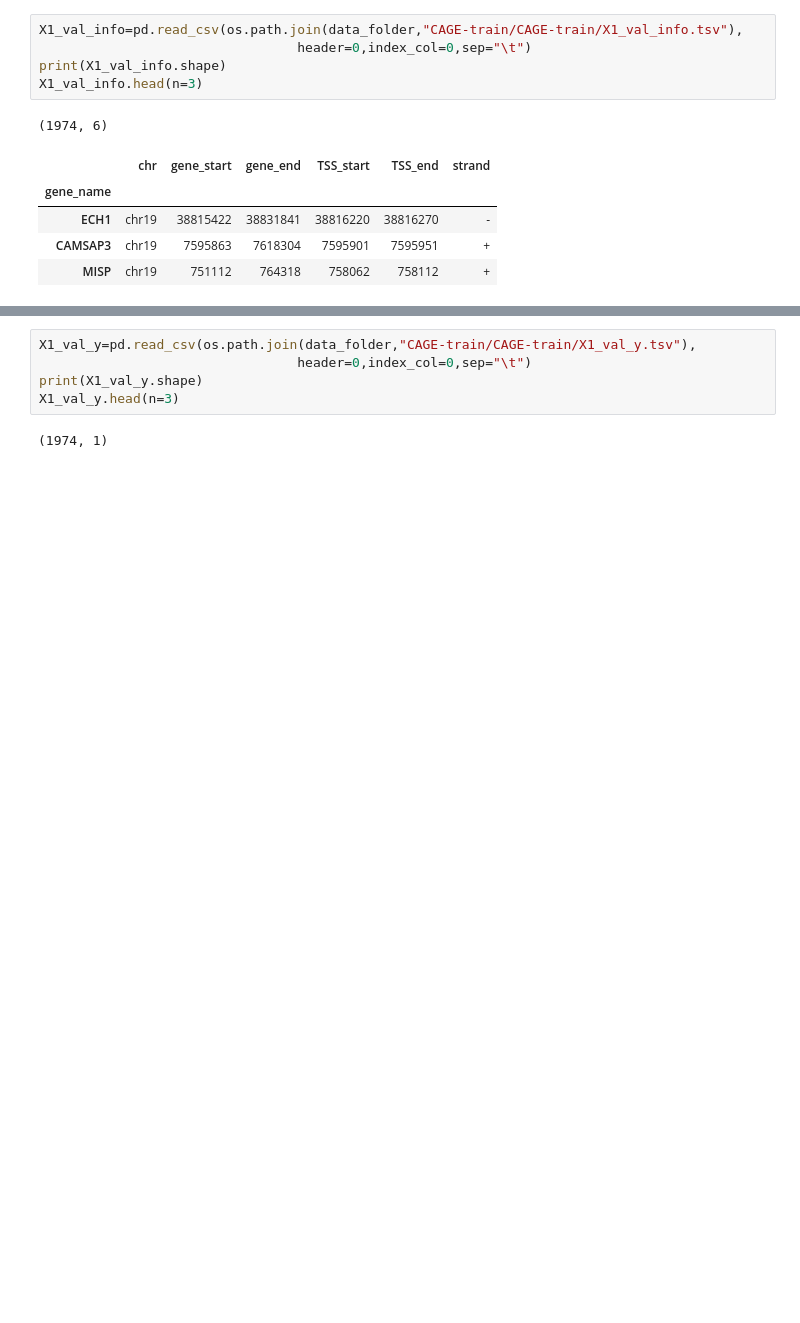
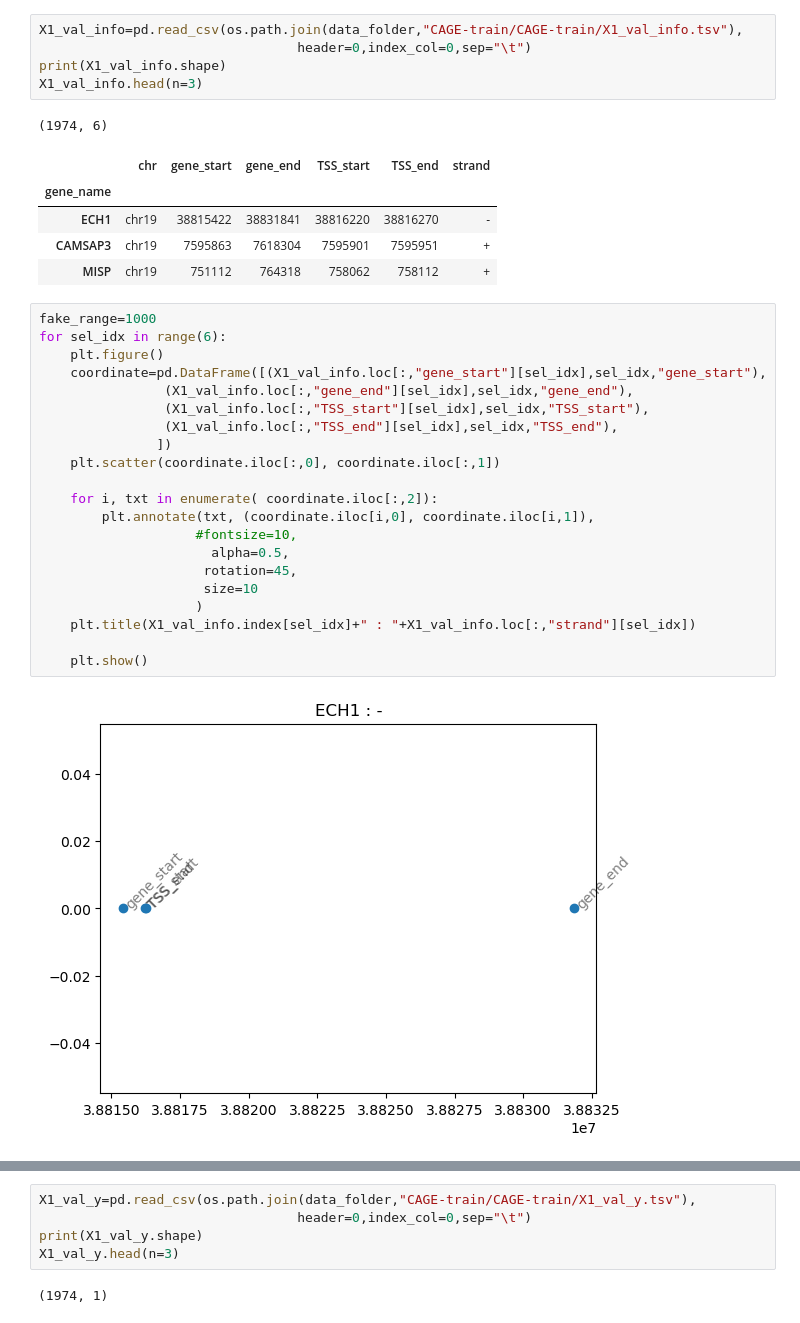
Before and after one commit to Sum02dean/MLG, a Jupyter notebook: task_1/data_format_exploration.ipynb, the cells around one changed output, grey strips where cells are left out. Cells and saved outputs as stored; diff of their text form; blank space fills up the shorter version.

Commit message:
check gene and TSS start and end positions

```diff
--- a/task_1/data_format_exploration.ipynb
+++ b/task_1/data_format_exploration.ipynb
@@ -68,3 +70,26 @@ X1_val_info.head(n=3)
 | ECH1 | chr19 | 38815422 | 38831841 | 38816220 | 38816270 | - |
 | CAMSAP3 | chr19 | 7595863 | 7618304 | 7595901 | 7595951 | + |
 | MISP | chr19 | 751112 | 764318 | 758062 | 758112 | + |
+# %%
+fake_range=1000
+for sel_idx in range(6):
+    plt.figure()
+    coordinate=pd.DataFrame([(X1_val_info.loc[:,"gene_start"][sel_idx],sel_idx,"gene_start"),
+                (X1_val_info.loc[:,"gene_end"][sel_idx],sel_idx,"gene_end"),
+                (X1_val_info.loc[:,"TSS_start"][sel_idx],sel_idx,"TSS_start"),
+                (X1_val_info.loc[:,"TSS_end"][sel_idx],sel_idx,"TSS_end"),
+               ])
+    plt.scatter(coordinate.iloc[:,0], coordinate.iloc[:,1])
+
+    for i, txt in enumerate( coordinate.iloc[:,2]):
+        plt.annotate(txt, (coordinate.iloc[i,0], coordinate.iloc[i,1]),
+                    #fontsize=10,
+                      alpha=0.5,
+                     rotation=45,
+                     size=10
+                    )
+    plt.title(X1_val_info.index[sel_idx]+" : "+X1_val_info.loc[:,"strand"][sel_idx])
+
+    plt.show()
+# %% [output]
+[figure, added]
```
Also changed, not shown: parts of 7 cells of this notebook.
